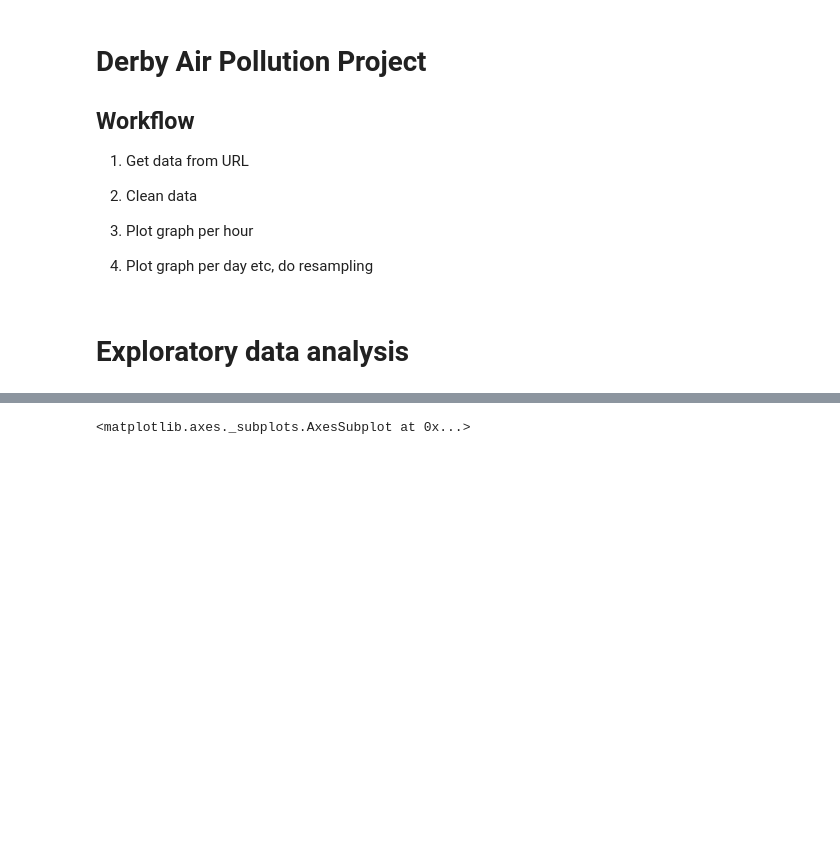
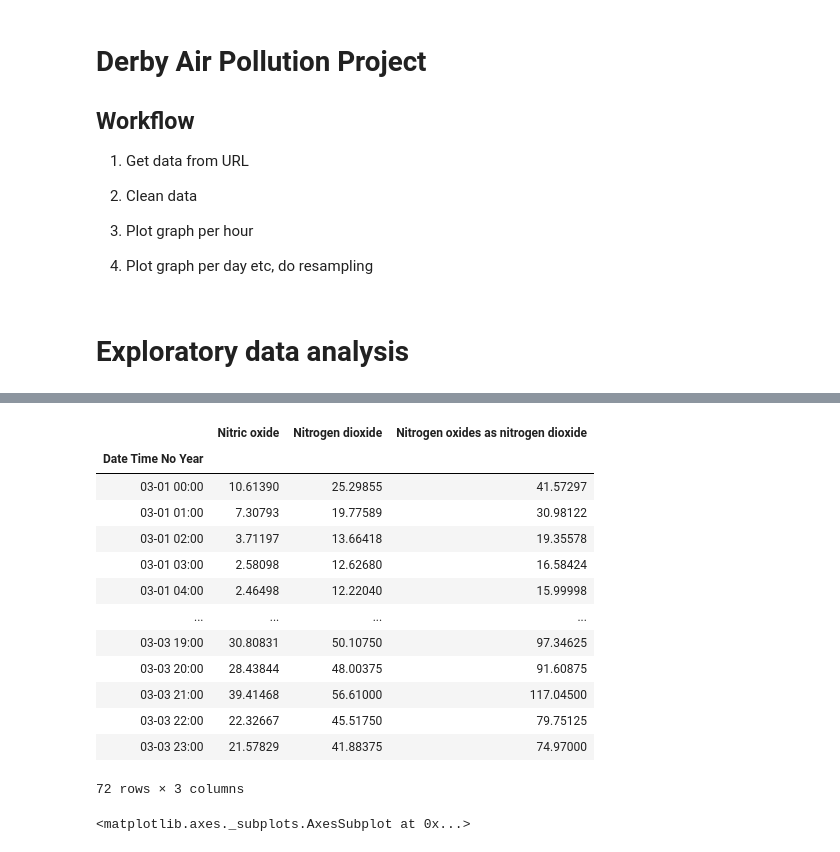
Before and after one commit to productivityboyz/Air-Pollution-Project, a Jupyter notebook: Derby Air Pollution.ipynb, the cells around one changed output, grey strips where cells are left out. Drawn from its saved outputs; the diff is of its cells as text; code cells hidden in the pictures; blank space fills up the shorter version.

```diff
--- a/Derby Air Pollution.ipynb
+++ b/Derby Air Pollution.ipynb
@@ -166 +215,18 @@ year_comparison([df_2020,df_2019,df_2018,df_2017],'03-01','03-31')
+# %%
+df_2020_date
+# %% [output]
+|  | Nitric oxide | Nitrogen dioxide | Nitrogen oxides as nitrogen dioxide |
+| Date Time No Year |  |  |  |
+| 03-01 00:00 | 10.61390 | 25.29855 | 41.57297 |
+| 03-01 01:00 | 7.30793 | 19.77589 | 30.98122 |
+| 03-01 02:00 | 3.71197 | 13.66418 | 19.35578 |
+| 03-01 03:00 | 2.58098 | 12.62680 | 16.58424 |
+| 03-01 04:00 | 2.46498 | 12.22040 | 15.99998 |
+| ... | ... | ... | ... |
+| 03-03 19:00 | 30.80831 | 50.10750 | 97.34625 |
+| 03-03 20:00 | 28.43844 | 48.00375 | 91.60875 |
+| 03-03 21:00 | 39.41468 | 56.61000 | 117.04500 |
+| 03-03 22:00 | 22.32667 | 45.51750 | 79.75125 |
+| 03-03 23:00 | 21.57829 | 41.88375 | 74.97000 |
+72 rows × 3 columns
 # %%
```
Also changed, not shown: parts of 18 cells of this notebook, 1 other file.
